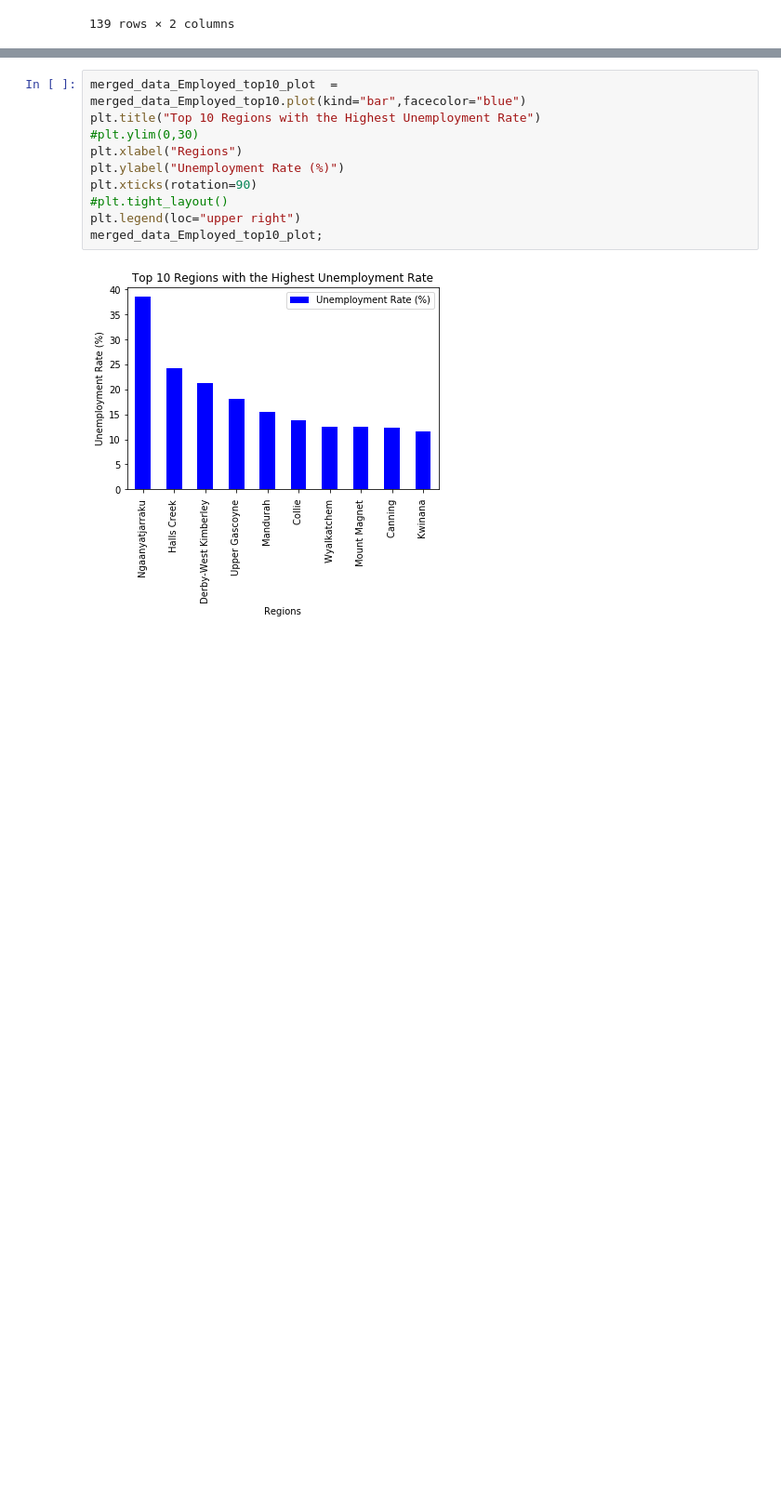
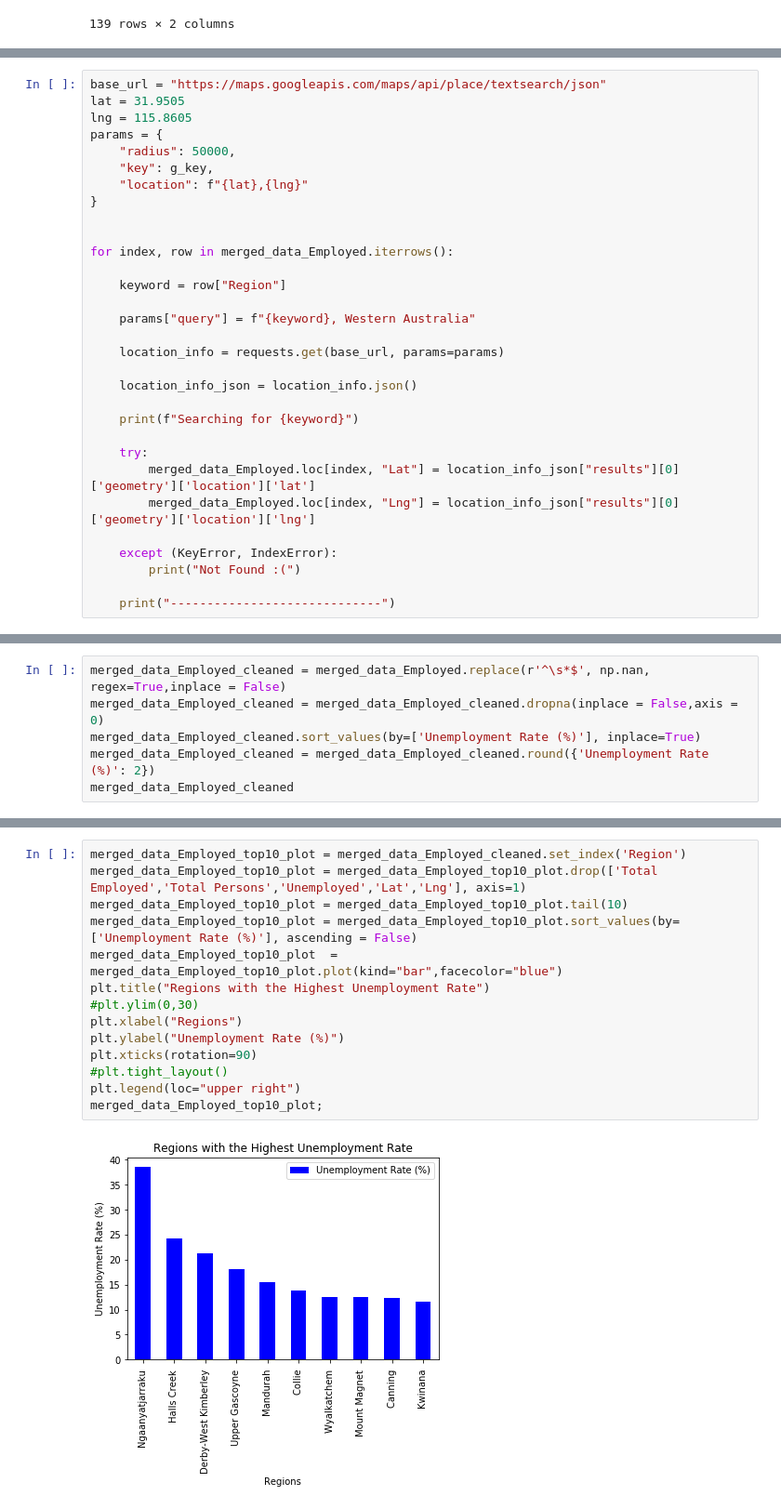
Before and after one commit to natalieddavies/BootcampProject1, a Jupyter notebook: Employment_ABS_WA.ipynb, the cells around one changed output, grey strips where cells are left out. Shown at 93% size. Drawn from its saved outputs; the diff is of its cells as text; blank space fills up the shorter version.

```diff
--- a/Employment_ABS_WA.ipynb
+++ b/Employment_ABS_WA.ipynb
@@ -244,0 +235,31 @@ merged_data_Employed_top10
+# %%
+base_url = "https://maps.googleapis.com/maps/api/place/textsearch/json"
+lat = 31.9505
+lng = 115.8605
+params = {
+    "radius": 50000,
+    "key": g_key,
+    "location": f"{lat},{lng}"
+}
+
+
+for index, row in merged_data_Employed.iterrows():
+
+    keyword = row["Region"]
+
+    params["query"] = f"{keyword}, Western Australia"
+
+    location_info = requests.get(base_url, params=params)
+
+    location_info_json = location_info.json()
+
+    print(f"Searching for {keyword}")
+
+    try:
+        merged_data_Employed.loc[index, "Lat"] = location_info_json["results"][0]['geometry']['location']['lat']
+        merged_data_Employed.loc[index, "Lng"] = location_info_json["results"][0]['geometry']['location']['lng']
+
+    except (KeyError, IndexError):
+        print("Not Found :(")
+
+    print("-----------------------------")
@@ -244,0 +284,6 @@ merged_data_Employed_top10
+# %%
+merged_data_Employed_cleaned = merged_data_Employed.replace(r'^\s*$', np.nan, regex=True,inplace = False)
+merged_data_Employed_cleaned = merged_data_Employed_cleaned.dropna(inplace = False,axis = 0)
+merged_data_Employed_cleaned.sort_values(by=['Unemployment Rate (%)'], inplace=True)
+merged_data_Employed_cleaned = merged_data_Employed_cleaned.round({'Unemployment Rate (%)': 2})
+merged_data_Employed_cleaned
@@ -245,12 +304,16 @@ merged_data_Employed_top10
 # %%
-merged_data_Employed_top10_plot  = merged_data_Employed_top10.plot(kind="bar",facecolor="blue")
-plt.title("Top 10 Regions with the Highest Unemployment Rate")
+merged_data_Employed_top10_plot = merged_data_Employed_cleaned.set_index('Region')
+merged_data_Employed_top10_plot = merged_data_Employed_top10_plot.drop(['Total Employed','Total Persons','Unemployed','Lat','Lng'], axis=1)
+merged_data_Employed_top10_plot = merged_data_Employed_top10_plot.tail(10)
+merged_data_Employed_top10_plot = merged_data_Employed_top10_plot.sort_values(by=['Unemployment Rate (%)'], ascending = False)
+merged_data_Employed_top10_plot  = merged_data_Employed_top10_plot.plot(kind="bar",facecolor="blue")
+plt.title("Regions with the Highest Unemployment Rate")
 #plt.ylim(0,30)
 plt.xlabel("Regions")
 plt.ylabel("Unemployment Rate (%)")
 plt.xticks(rotation=90)
 #plt.tight_layout()
 plt.legend(loc="upper right")
 merged_data_Employed_top10_plot;
 # %% [output]
-[figure, old version]
+[figure, new version]
```
Also changed, not shown: parts of 14 cells of this notebook, 1 other file.
